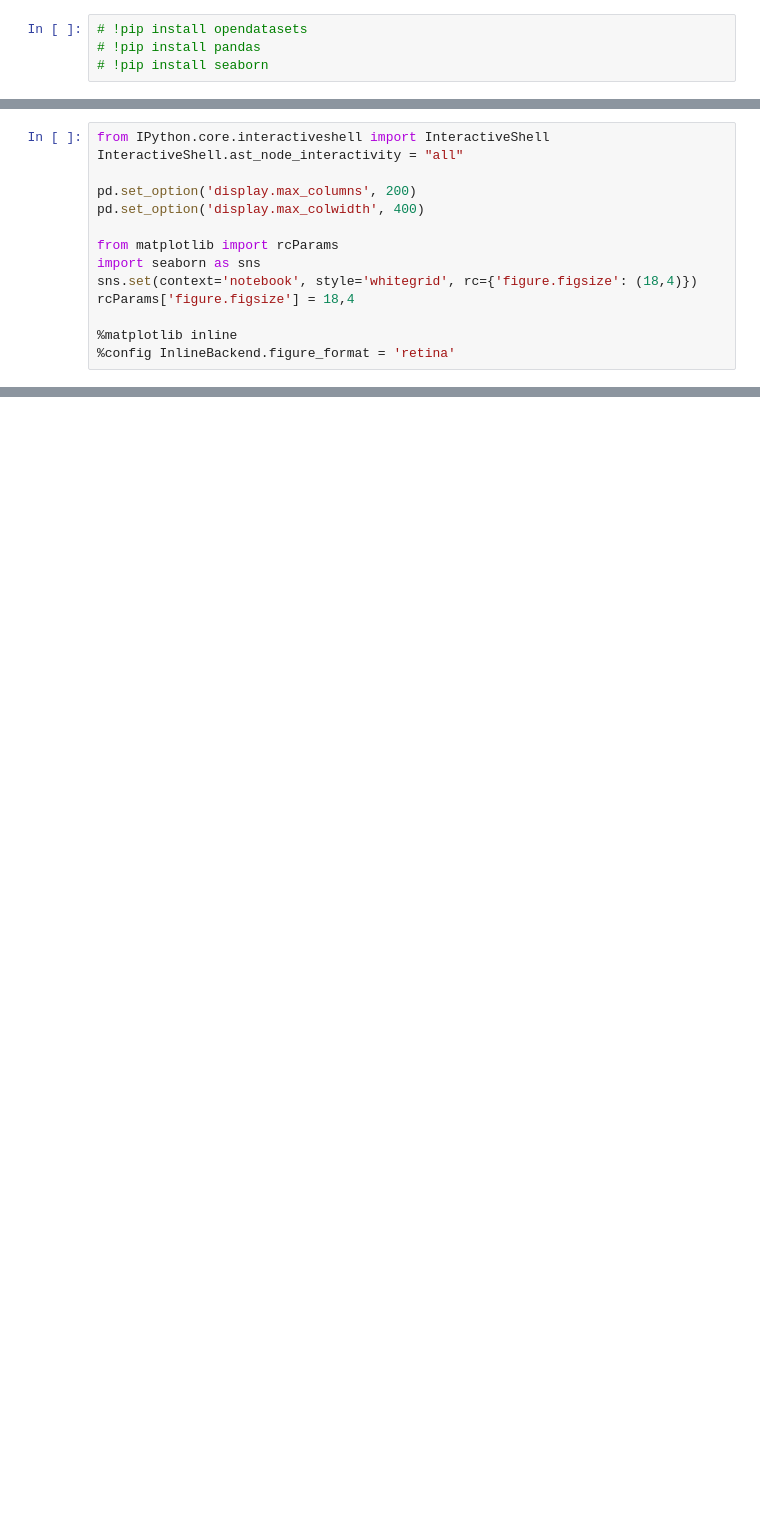
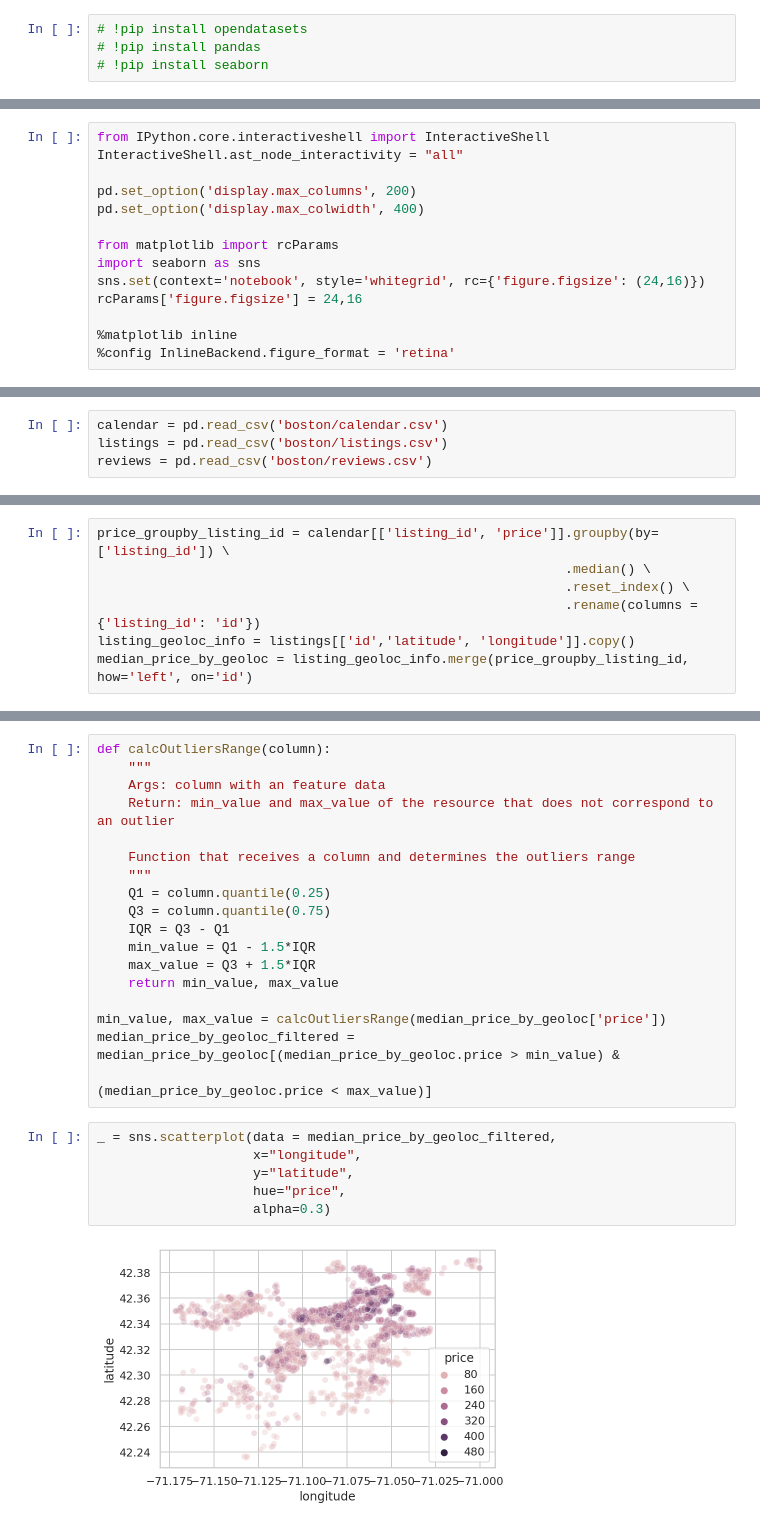
Before and after one commit to bruno-mendes-96/dsnp_boston-airbnb, a Jupyter notebook: main.ipynb, the cells around one changed output, grey strips where cells are left out. Saved outputs shown, nothing was run; the diff lists cells and outputs as text; blank space fills up the shorter version.

Commit message:
Jupyter Notebook - First submisson

```diff
--- a/main.ipynb
+++ b/main.ipynb
@@ -14,8 +17,8 @@ pd.set_option('display.max_colwidth', 400)
 
 from matplotlib import rcParams
 import seaborn as sns
-sns.set(context='notebook', style='whitegrid', rc={'figure.figsize': (18,4)})
-rcParams['figure.figsize'] = 18,4
+sns.set(context='notebook', style='whitegrid', rc={'figure.figsize': (24,16)})
+rcParams['figure.figsize'] = 24,16
 
 %matplotlib inline
 %config InlineBackend.figure_format = 'retina'
@@ -26,0 +33,4 @@ Your Kaggle username:
+# %%
+calendar = pd.read_csv('boston/calendar.csv')
+listings = pd.read_csv('boston/listings.csv')
+reviews = pd.read_csv('boston/reviews.csv')
@@ -26,0 +70,7 @@ Your Kaggle username:
+# %%
+price_groupby_listing_id = calendar[['listing_id', 'price']].groupby(by=['listing_id']) \
+                                                            .median() \
+                                                            .reset_index() \
+                                                            .rename(columns = {'listing_id': 'id'})
+listing_geoloc_info = listings[['id','latitude', 'longitude']].copy()
+median_price_by_geoloc = listing_geoloc_info.merge(price_groupby_listing_id, how='left', on='id')
@@ -26,0 +79,26 @@ Your Kaggle username:
+# %%
+def calcOutliersRange(column):
+    """
+    Args: column with an feature data
+    Return: min_value and max_value of the resource that does not correspond to an outlier
+
+    Function that receives a column and determines the outliers range
+    """
+    Q1 = column.quantile(0.25)
+    Q3 = column.quantile(0.75)
+    IQR = Q3 - Q1
+    min_value = Q1 - 1.5*IQR
+    max_value = Q3 + 1.5*IQR
+    return min_value, max_value
+
+min_value, max_value = calcOutliersRange(median_price_by_geoloc['price'])
+median_price_by_geoloc_filtered = median_price_by_geoloc[(median_price_by_geoloc.price > min_value) &
+                                                         (median_price_by_geoloc.price < max_value)]
+# %%
+_ = sns.scatterplot(data = median_price_by_geoloc_filtered,
+                    x="longitude",
+                    y="latitude",
+                    hue="price",
+                    alpha=0.3)
+# %% [output]
+[figure, added]
```
Also changed, not shown: parts of 24 cells of this notebook.
